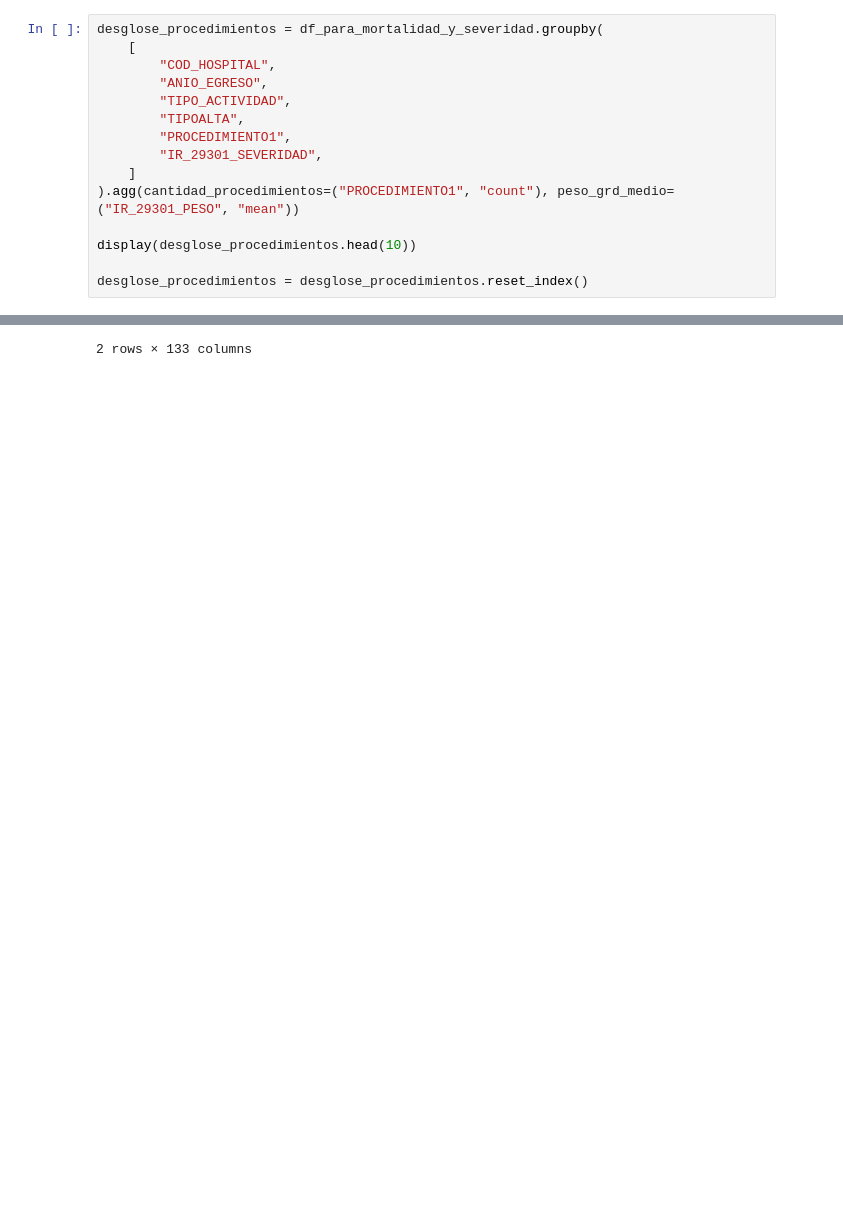
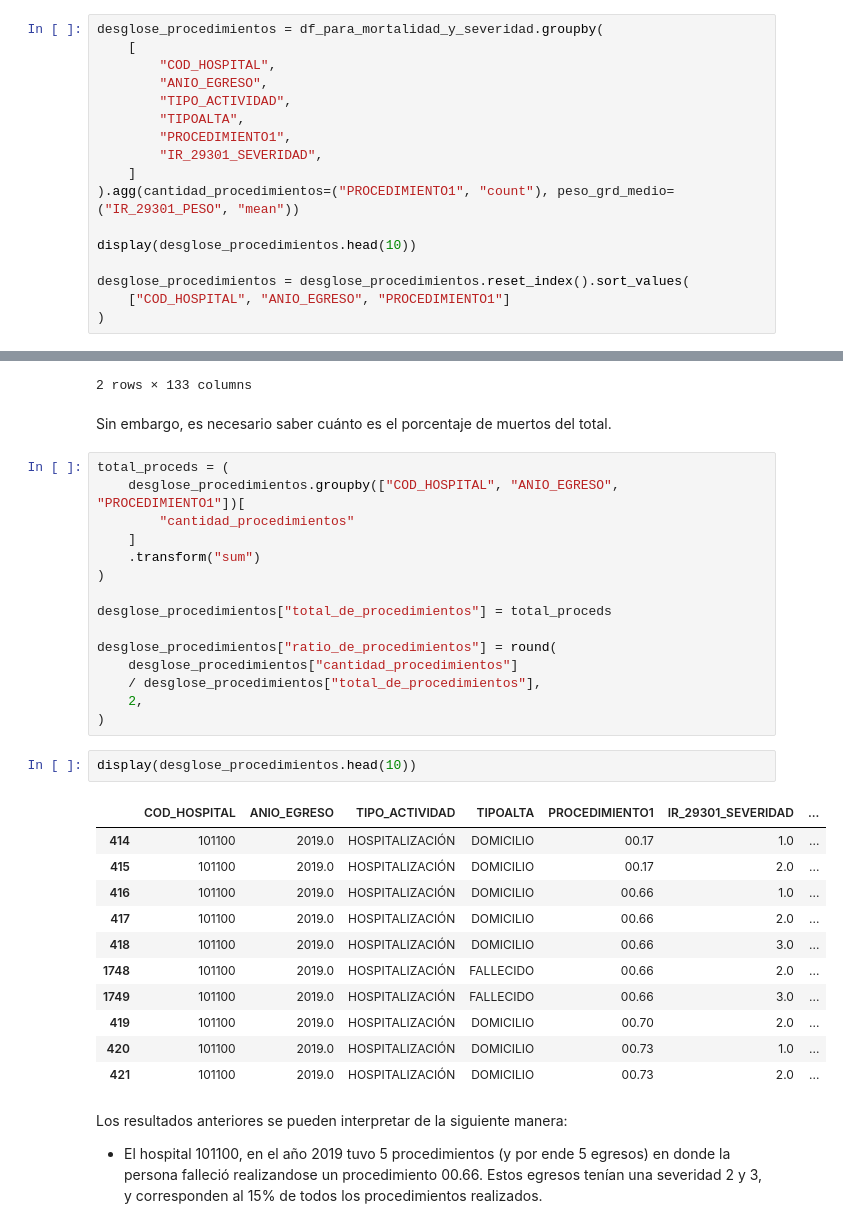
Before and after one commit to JavierRojas14/grd, a Jupyter notebook: notebooks/2.0-jrb-number-of-procedures-per-diagnosis.ipynb, the cells around one changed output, grey strips where cells are left out. Saved outputs shown, nothing was run; the diff lists cells and outputs as text; blank space fills up the shorter version.

Commit message:
Discute resultados de proc fallecidos

```diff
--- a/notebooks/2.0-jrb-number-of-procedures-per-diagnosis.ipynb
+++ b/notebooks/2.0-jrb-number-of-procedures-per-diagnosis.ipynb
@@ -268,7 +268,9 @@ desglose_procedimientos = df_para_mortalidad_y_severidad.groupby(
 
 display(desglose_procedimientos.head(10))
 
-desglose_procedimientos = desglose_procedimientos.reset_index()
+desglose_procedimientos = desglose_procedimientos.reset_index().sort_values(
+    ["COD_HOSPITAL", "ANIO_EGRESO", "PROCEDIMIENTO1"]
+)
 # %% [output]
 |  |  |  |  |  |  | cantidad_procedimientos | ... |
 | COD_HOSPITAL | ANIO_EGRESO | TIPO_ACTIVIDAD | TIPOALTA | PROCEDIMIENTO1 | IR_29301_SEVERIDAD |  | ... |
@@ -325,3 +327,40 @@ df_procesada.query(
 | 182374 | 101100 | 1370515.0 | HOMBRE | 1949-06-06 | OTRO | ARICA | ARICA | CHILE | ... |
 | 631299 | 101100 | 569058.0 | HOMBRE | 1937-12-16 | OTRO | ARICA | ARICA | CHILE | ... |
 2 rows × 133 columns
+# %% [markdown]
+Sin embargo, es necesario saber cuánto es el porcentaje de muertos del total.
+# %%
+total_proceds = (
+    desglose_procedimientos.groupby(["COD_HOSPITAL", "ANIO_EGRESO", "PROCEDIMIENTO1"])[
+        "cantidad_procedimientos"
+    ]
+    .transform("sum")
+)
+
+desglose_procedimientos["total_de_procedimientos"] = total_proceds
+
+desglose_procedimientos["ratio_de_procedimientos"] = round(
+    desglose_procedimientos["cantidad_procedimientos"]
+    / desglose_procedimientos["total_de_procedimientos"],
+    2,
+)
+# %%
+display(desglose_procedimientos.head(10))
+# %% [output]
+|  | COD_HOSPITAL | ANIO_EGRESO | TIPO_ACTIVIDAD | TIPOALTA | PROCEDIMIENTO1 | IR_29301_SEVERIDAD | ... |
+| 414 | 101100 | 2019.0 | HOSPITALIZACIÓN | DOMICILIO | 00.17 | 1.0 | ... |
+| 415 | 101100 | 2019.0 | HOSPITALIZACIÓN | DOMICILIO | 00.17 | 2.0 | ... |
+| 416 | 101100 | 2019.0 | HOSPITALIZACIÓN | DOMICILIO | 00.66 | 1.0 | ... |
+| 417 | 101100 | 2019.0 | HOSPITALIZACIÓN | DOMICILIO | 00.66 | 2.0 | ... |
+| 418 | 101100 | 2019.0 | HOSPITALIZACIÓN | DOMICILIO | 00.66 | 3.0 | ... |
+| 1748 | 101100 | 2019.0 | HOSPITALIZACIÓN | FALLECIDO | 00.66 | 2.0 | ... |
+| 1749 | 101100 | 2019.0 | HOSPITALIZACIÓN | FALLECIDO | 00.66 | 3.0 | ... |
+| 419 | 101100 | 2019.0 | HOSPITALIZACIÓN | DOMICILIO | 00.70 | 2.0 | ... |
+| 420 | 101100 | 2019.0 | HOSPITALIZACIÓN | DOMICILIO | 00.73 | 1.0 | ... |
+| 421 | 101100 | 2019.0 | HOSPITALIZACIÓN | DOMICILIO | 00.73 | 2.0 | ... |
+# %% [markdown]
+Los resultados anteriores se pueden interpretar de la siguiente manera:
+
+- El hospital 101100, en el año 2019 tuvo 5 procedimientos (y por ende 5 egresos) en donde
+la persona falleció realizandose un procedimiento 00.66. Estos egresos tenían una severidad 2
+y 3, y corresponden al 15% de todos los procedimientos realizados.
```
